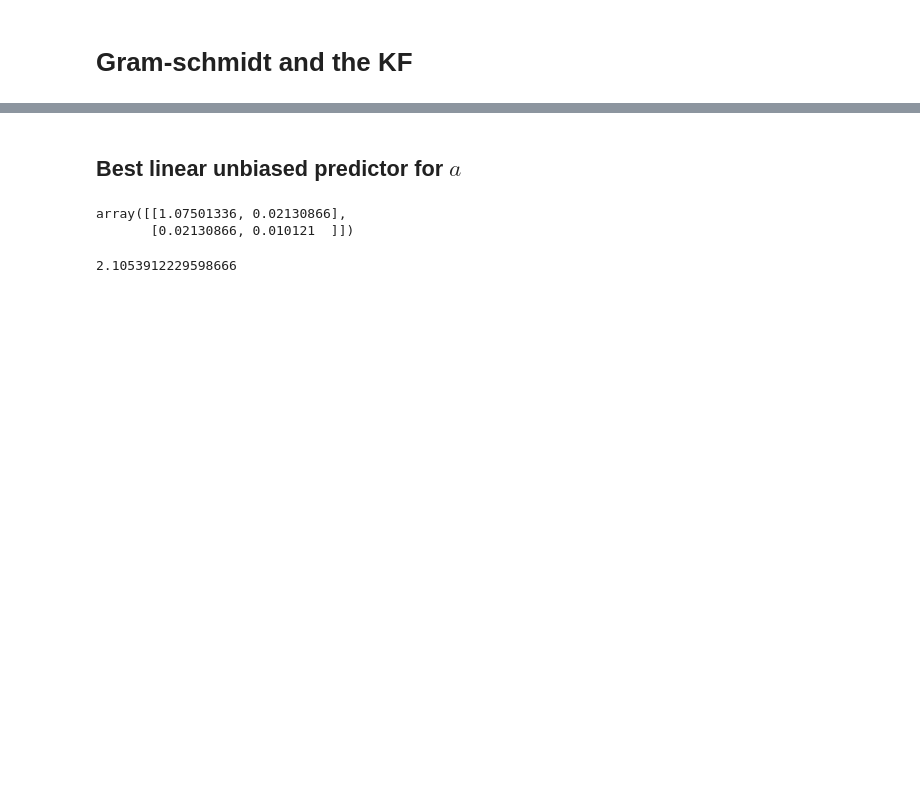
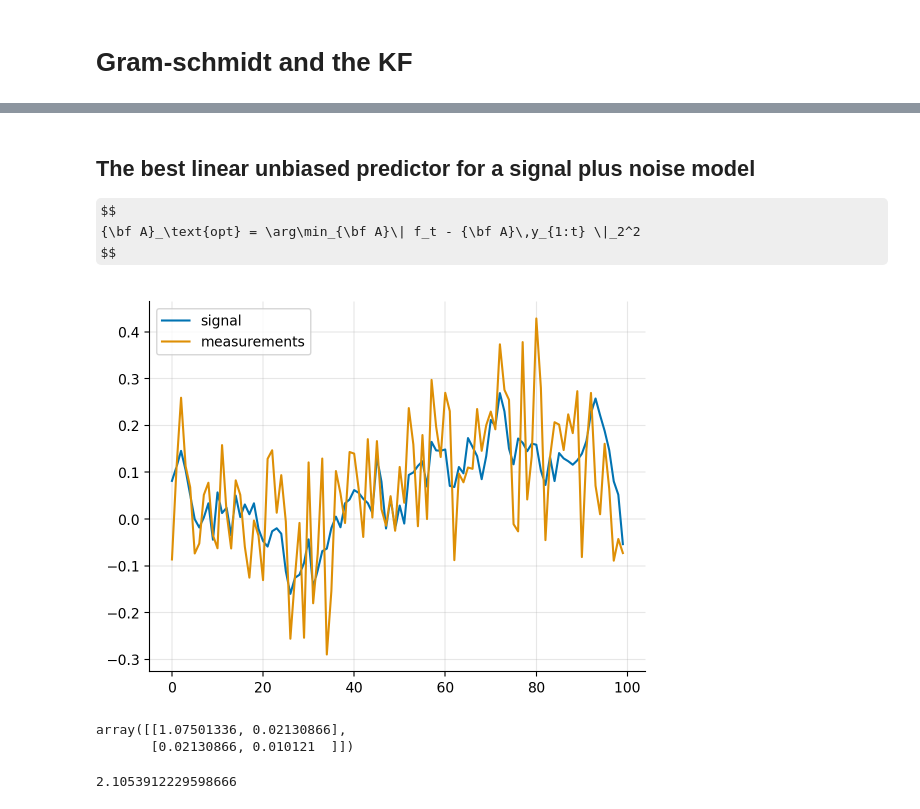
Before and after one commit to gerdm/misc, a Jupyter notebook: 2024-10/kf-as-matrix.ipynb, the cells around one changed output, grey strips where cells are left out. Drawn from its saved outputs; the diff is of its cells as text; code cells hidden in the pictures; some formulas as TeX source; blank space fills up the shorter version.

```diff
--- a/2024-10/kf-as-matrix.ipynb
+++ b/2024-10/kf-as-matrix.ipynb
@@ -20,4 +12,8 @@ plt.rcParams["axes.spines.top"] = False
 # %%
 %config InlineBackend.figure_format = "retina"
 # %% [markdown]
-## Best linear unbiased predictor for $a$
+## The best linear unbiased predictor for a signal plus noise model
+
+$$
+    {\bf A}_\text{opt} = \arg\min_{\bf A}\| f_t - {\bf A}\,y_{1:t} \|_2^2
+$$
@@ -32,0 +20,26 @@ f = a * y + e
+# %%
+def ssm(key, signal_init, n_steps, qt, rt):
+    def ssm_step(signal_prev, key):
+        key_measurement, key_state = jax.random.split(key)
+        ut = jax.random.normal(key_state) * qt
+        et = jax.random.normal(key_measurement) * rt
+
+        signal = signal_prev + ut
+        measurement = signal + et
+
+        return signal, (signal, measurement)
+
+    keys = jax.random.split(key, n_steps)
+    _, (signals, measurements) = jax.lax.scan(ssm_step, signal_init, keys)
+    return signals, measurements
+# %%
+key = jax.random.PRNGKey(314)
+# %%
+signals, measurements = ssm(key, 0.0, 100, 0.05, 0.1)
+# %%
+plt.plot(signals, label="signal")
+plt.plot(measurements, label="measurements")
+plt.legend()
+plt.grid(alpha=0.3)
+# %% [output]
+[figure, added]
```
Also changed, not shown: parts of 6 cells of this notebook.
